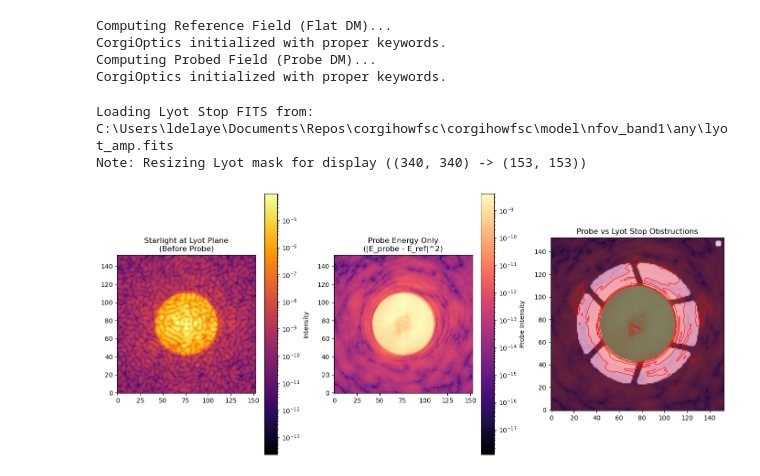
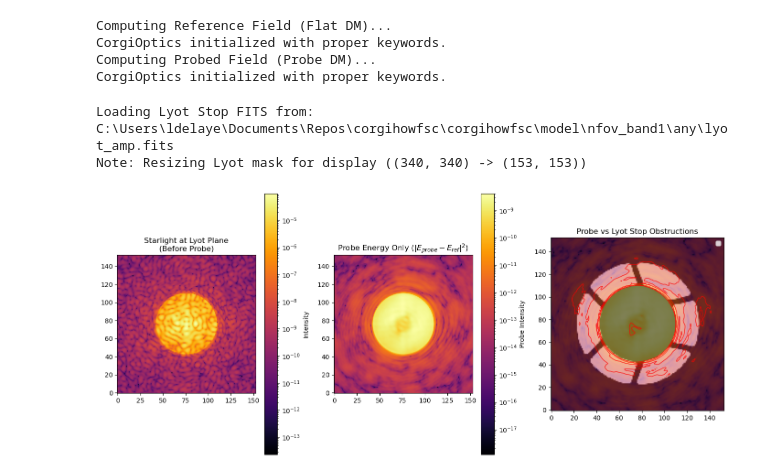
Before and after one commit to roman-corgi/corgihowfsc, a Jupyter notebook: sandbox/ldel/probes_to_lyot_test.ipynb, the cells around one changed output. Saved outputs shown, nothing was run; the diff lists cells and outputs as text; code cells hidden in the pictures.

Commit message:
Auto stash before rebase of "probes_to_lyot_test" onto "origin/main"

```diff
--- a/sandbox/ldel/probes_to_lyot_test.ipynb
+++ b/sandbox/ldel/probes_to_lyot_test.ipynb
@@ -140,35 +140,35 @@ plt.subplot(1, 3, 1)
 plt.title("Starlight at Lyot Plane\n(Before Probe)")
 plt.imshow(np.abs(E_ref)**2, origin='lower', cmap='inferno', norm=LogNorm())
 plt.colorbar(label="Intensity")
 
 probe_intensity = np.abs(Delta_E)**2
 plt.subplot(1, 3, 2)
-plt.title(f"Probe Energy Only\n(|E_probe - E_ref|^2)")
-plt.imshow(probe_intensity, origin='lower', cmap='magma', norm=LogNorm())
+plt.title(r"Probe Energy Only $(|E_{probe} - E_{ref}|^2)$")
+plt.imshow(probe_intensity, origin='lower', cmap='inferno', norm=LogNorm())
 plt.colorbar(label="Probe Intensity")
 
 plt.subplot(1, 3, 3)
 plt.title("Probe vs Lyot Stop Obstructions")
 
 if lyot_mask_fits.shape != probe_intensity.shape:
     print(f"Note: Resizing Lyot mask for display ({lyot_mask_fits.shape} -> {probe_intensity.shape})")
     zoom_factor = probe_intensity.shape[0] / lyot_mask_fits.shape[0]
     lyot_mask_resized = zoom(lyot_mask_fits, zoom_factor, order=0)
 else:
     lyot_mask_resized = lyot_mask_fits
 
-plt.imshow(lyot_mask_resized, origin='lower', cmap='gray', alpha=1.0, label='Lyot Stop')
+plt.imshow(lyot_mask_resized, origin='lower', cmap='grey', alpha=1.0, label='Lyot Stop')
 
 if probe_intensity.max() > 0:
     plt.contour(probe_intensity, levels=np.logspace(np.log10(probe_intensity.max())-4, np.log10(probe_intensity.max()), 5),
                 colors='red', linewidths=1, alpha=0.8)
 
-plt.imshow(probe_intensity, origin='lower', cmap='magma', norm=LogNorm(), alpha=0.5)
+plt.imshow(probe_intensity, origin='lower', cmap='inferno', norm=LogNorm(), alpha=0.5)
 
 plt.legend(["Red Contours: Probe Energy"], loc='upper right')
 plt.tight_layout()
 plt.show()
 # %% [output]
 Loading Lyot Stop FITS from: C:\Users\ldelaye\Documents\Repos\corgihowfsc\corgihowfsc\model\nfov_band1\any\lyot_amp.fits
 Note: Resizing Lyot mask for display ((340, 340) -> (153, 153))
-[figure, old version]
+[figure, new version]
```
Also changed, not shown: parts of 1 cell of this notebook.
